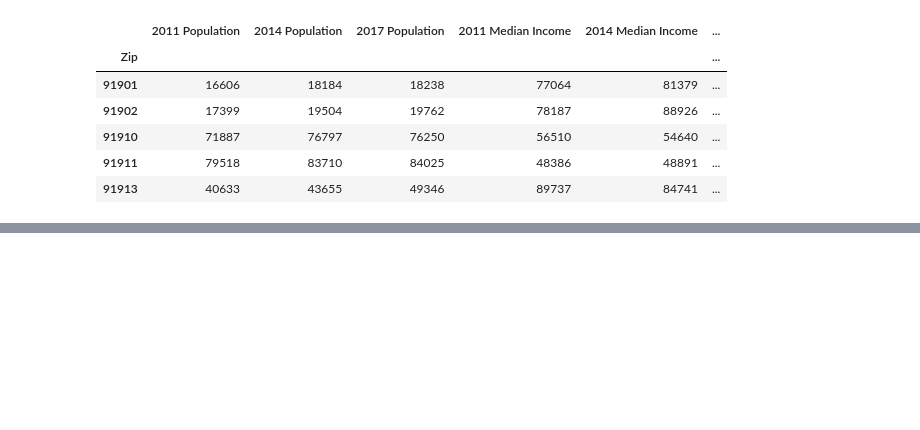
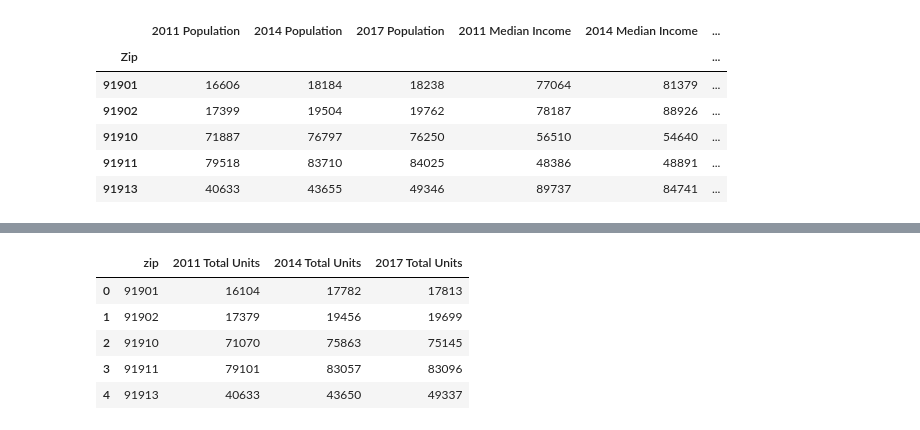
Before and after one commit to klifborja/San-Diego-Housing-Crisis, a Jupyter notebook: Bar Graph Summary of San Diego Housing Data.ipynb, the cells around one changed output, grey strips where cells are left out. Cells and saved outputs as stored; diff of their text form; code cells hidden in the pictures; blank space fills up the shorter version.

```diff
--- a/Line Graph Summary of San Diego Housing Data.ipynb
+++ b/Bar Graph Summary of San Diego Housing Data.ipynb
@@ -235,0 +239,6 @@ plt.tight_layout()
+# %%
+# Rename the relevant columns to this graph
+sd_unit_df = sd_data.rename(columns={"total_units_11" : "2011 Total Units",
+                                  "total_units_14" : "2014 Total Units",
+                                  "total_units_17" : "2017 Total Units"})
+sd_unit_df.head()
@@ -235,0 +253,11 @@ plt.tight_layout()
+# %%
+# Filter the DataFrame down only to those columns to chart
+sd_unit_df2 = sd_unit_df[["zip","2011 Total Units","2014 Total Units","2017 Total Units"]]
+sd_unit_df2.head()
+# %% [output]
+|  | zip | 2011 Total Units | 2014 Total Units | 2017 Total Units |
+| 0 | 91901 | 16104 | 17782 | 17813 |
+| 1 | 91902 | 17379 | 19456 | 19699 |
+| 2 | 91910 | 71070 | 75863 | 75145 |
+| 3 | 91911 | 79101 | 83057 | 83096 |
+| 4 | 91913 | 40633 | 43650 | 49337 |
```
Also changed, not shown: parts of 11 cells of this notebook, 2 other files.
